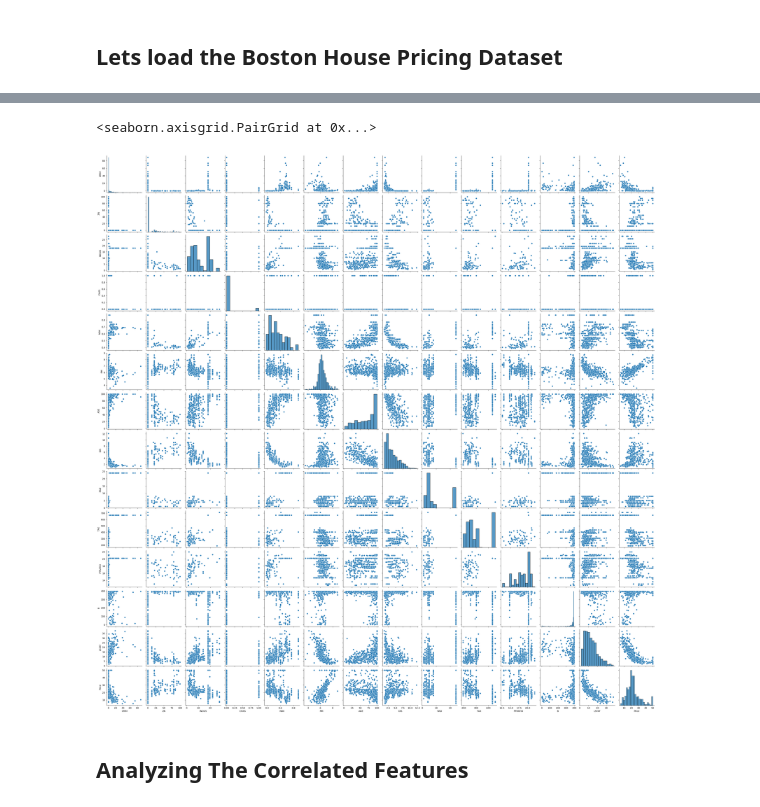
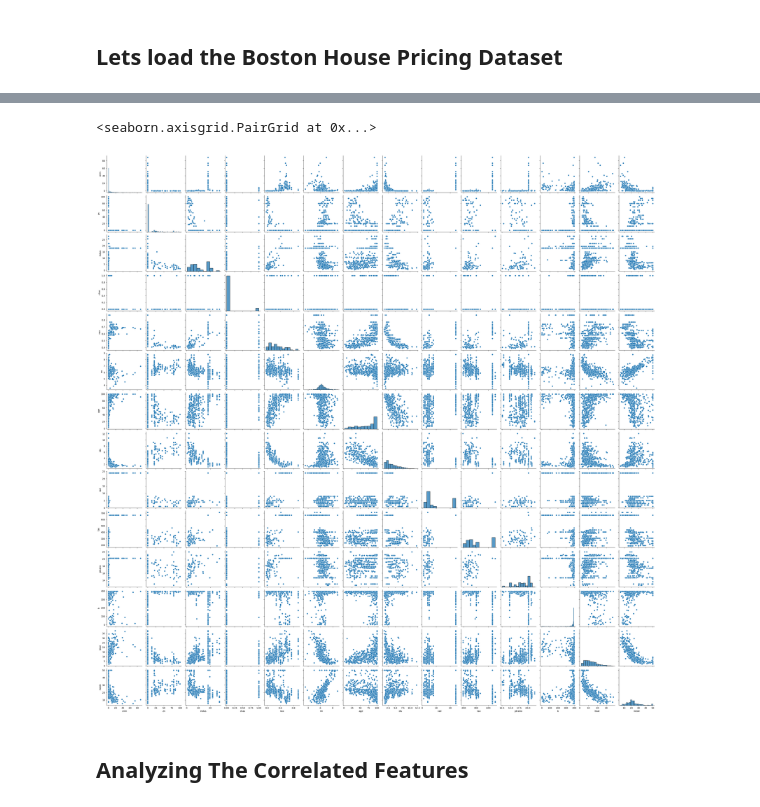
Before and after one commit to RenukaAthole/housepricing, a Jupyter notebook: Linear Regression ML Implementation.ipynb, the cells around one changed output, grey strips where cells are left out. Drawn from its saved outputs; the diff is of its cells as text; code cells hidden in the pictures.

```diff
--- a/Linear Regression ML Implementation.ipynb
+++ b/Linear Regression ML Implementation.ipynb
@@ -29,0 +9,4 @@ boston=load_boston()
+# %%
+
+boston = pd.read_csv("Boston.csv")
+print(boston.head())
@@ -186,8 +174,8 @@ dataset.corr()
 # %%
 import seaborn as sns
-sns.pairplot(dataset)
+sns.pairplot(boston)
 # %% [output]
 <seaborn.axisgrid.PairGrid at 0x...>
-[figure, old version]
+[figure, new version]
 # %% [markdown]
 ## Analyzing The Correlated Features
```
Also changed, not shown: parts of 75 cells of this notebook, 8 other files.
